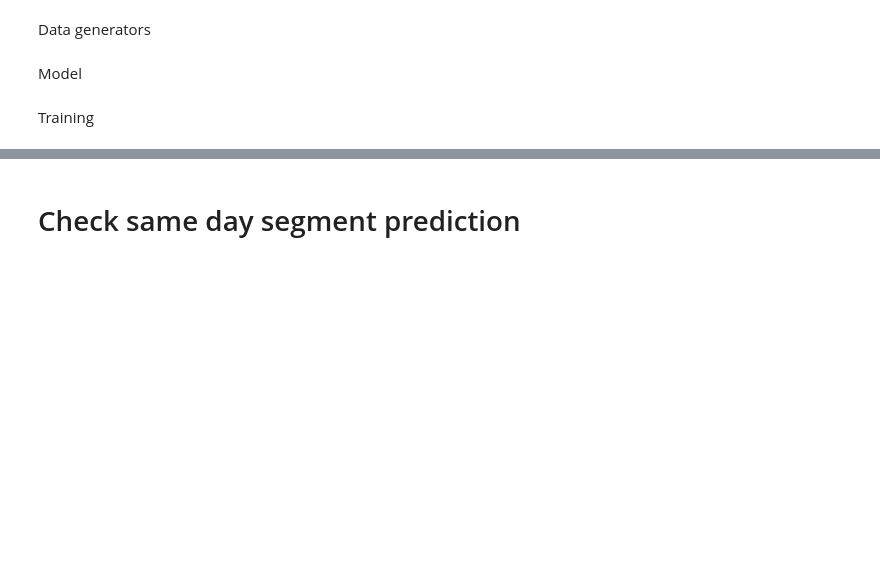
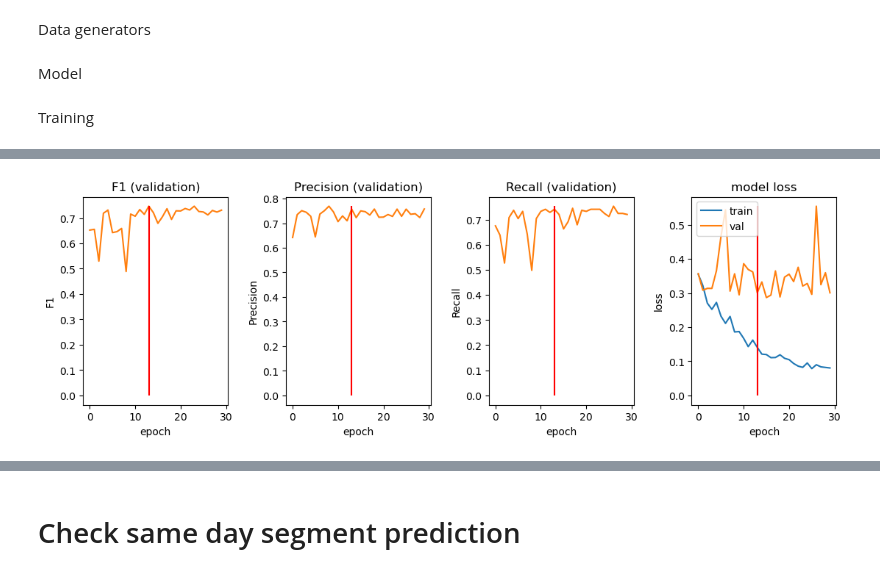
Before and after one commit to Yahnnosh/Sensor-Based-Modeling-of-Fatigue-Using-Transformer-Model, a Jupyter notebook: CNN_MobileNetV2.ipynb, the cells around one changed output, grey strips where cells are left out. Cells and saved outputs as stored; diff of their text form; code cells hidden in the pictures; blank space fills up the shorter version.

```diff
--- a/CNN_MobileNetV2.ipynb
+++ b/CNN_MobileNetV2.ipynb
@@ -172,7 +240,7 @@ Weighted loss function: weight = 0.34967320261437906
 # %% [markdown]
 Data generators
 # %%
-training_batch_generator = DataGenerator(data_path=path, indices_dataset=training_indices, batch_size=32)
-validation_batch_generator = DataGenerator(data_path=path, indices_dataset=validation_indices, batch_size=32)
+training_batch_generator = DataGenerator(data_path=path, indices_dataset=training_indices, batch_size=16)
+validation_batch_generator = DataGenerator(data_path=path, indices_dataset=validation_indices, batch_size=16)
 # %% [markdown]
 Model
@@ -334,12 +412,8 @@ TensorFlow version:  2.6.0
 model = CNN()
 
 model.compile(optimizer=Adam(learning_rate=1e-3),
-              loss=weighted_cross_entropy(sample_weight),
-              metrics=['accuracy'])
+              loss=weighted_cross_entropy(sample_weight))
 
-history = model.fit_generator(generator=training_batch_generator,
-                              validation_data=validation_batch_generator,
-                              epochs=10,
-                              callbacks=[tensorboard_callback])
+model.summary()
 # %% [output]
 WARNING:tensorflow:`input_shape` is undefined or non-square, or `rows` is not in [96, 128, 160, 192, 224]. Weights for input shape (224, 224) will be loaded as the default.
@@ -402,0 +438,7 @@ Launching TensorBoard...
+# %%
+%%time
+extra_metrics = ExtraMetrics(path, validation_indices)
+history = model.fit_generator(generator=training_batch_generator,
+                              validation_data=validation_batch_generator,
+                              epochs=30,
+                              callbacks=[extra_metrics])
@@ -402,0 +463,49 @@ Launching TensorBoard...
+# %%
+# plot training curve
+plt.subplots_adjust(left=0.1,
+                    bottom=0.01,
+                    right=1.7,
+                    top=0.6,
+                    wspace=0.4,
+                    hspace=0.4)
+
+# mark best performing epoch
+best_model_epoch = np.argmax(extra_metrics.val_f1s)
+
+# metric 1
+plt.subplot(1, 4, 1)
+plt.plot(extra_metrics.val_f1s, color='C1')
+plt.vlines(x=best_model_epoch, ymin=0, ymax=max(extra_metrics.val_f1s), color='red')
+plt.title('F1 (validation)')
+plt.ylabel('F1')
+plt.xlabel('epoch')
+
+# metric 2
+plt.subplot(1, 4, 2)
+plt.plot(extra_metrics.val_precisions, color='C1')
+plt.vlines(x=best_model_epoch, ymin=0, ymax=max(extra_metrics.val_precisions), color='red')
+plt.title('Precision (validation)')
+plt.ylabel('Precision')
+plt.xlabel('epoch')
+
+# metric 3
+plt.subplot(1, 4, 3)
+plt.plot(extra_metrics.val_recalls, color='C1')
+plt.vlines(x=best_model_epoch, ymin=0, ymax=max(extra_metrics.val_recalls), color='red')
+plt.title('Recall (validation)')
+plt.ylabel('Recall')
+plt.xlabel('epoch')
+
+# loss
+plt.subplot(1, 4, 4)
+plt.plot(history.history['loss'])
+plt.plot(history.history['val_loss'])
+plt.vlines(x=best_model_epoch, ymin=0, ymax=max(history.history['loss'] + history.history['val_loss']), color='red')
+plt.title('model loss')
+plt.ylabel('loss')
+plt.xlabel('epoch')
+plt.legend(['train', 'val'], loc='upper left')
+
+plt.show()
+# %% [output]
+[figure, added]
```
Also changed, not shown: parts of 48 cells of this notebook, 14 other files.
